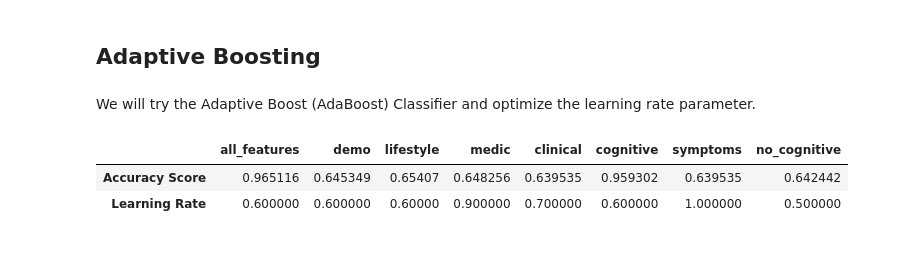
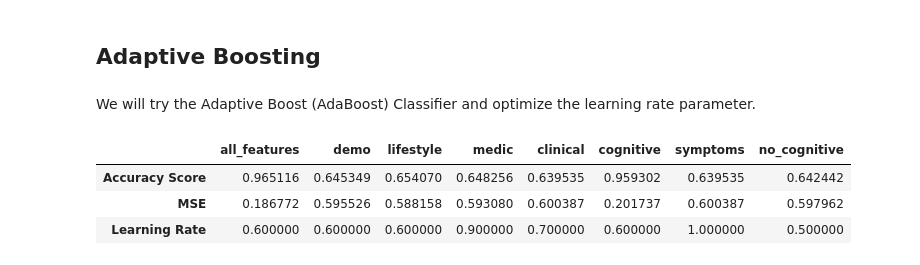
Before and after one commit to mgamankwah/alzheimers_risk_prediction, a Jupyter notebook: scripts/Model_Exploration_Seyed.ipynb, the cells around one changed output. Cells and saved outputs as stored; diff of their text form; code cells hidden in the pictures.

```diff
--- a/scripts/Model_Exploration_Seyed.ipynb
+++ b/scripts/Model_Exploration_Seyed.ipynb
@@ -142,6 +144,7 @@ for key in subcategory_dict:
     C_best = 0
     d_best = 0
     accu_best = 0
+    mse_best = 0
 
     for c,d in zip(C,degrees):
         ## creating a model with polynomial kernel of degree = d and regularization parameter C = c
@@ -156,11 +159,12 @@ for key in subcategory_dict:
             accu_best = accuracy_score(pred , df_test.Diagnosis)
             C_best = c
             d_best = d
+            mse_best = root_mean_squared_error(pred, df_test.Diagnosis)
 
-    svm_poly_accu[key] = [accu_best , C_best , d_best]
+    svm_poly_accu[key] = [accu_best, mse_best , C_best , d_best]
 
 svm_poly_accu_df = pd.DataFrame(svm_poly_accu)
-svm_poly_accu_df.index = ['Accuracy Score', 'C', 'degree']
+svm_poly_accu_df.index = ['Accuracy Score', 'MSE' ,'C', 'degree']
 svm_poly_accu_df
 # %% [output]
 |  | all_features | demo | lifestyle | medic | clinical | cognitive | symptoms | no_cognitive |
@@ -187,6 +192,7 @@ for key in subcategory_dict:
     C_best = 0
     gamma_best = 0
     accu_best = 0
+    mse_best = 0
 
     for c,gamma in zip(C,gammas):
         ## creating a model with RBF of gamma = gamma and regularization parameter C = c
@@ -201,11 +207,12 @@ for key in subcategory_dict:
             accu_best = accuracy_score(pred , df_test.Diagnosis)
             C_best = c
             gamma_best = gamma
+            mse_best = root_mean_squared_error(pred, df_test.Diagnosis)
 
-    svm_rbf_accu[key] = [accu_best , C_best , gamma_best]
+    svm_rbf_accu[key] = [accu_best,mse_best , C_best , gamma_best]
 
 svm_rbf_accu_df = pd.DataFrame(svm_rbf_accu)
-svm_rbf_accu_df.index = ['Accuracy Score', 'C', '$\gamma$']
+svm_rbf_accu_df.index = ['Accuracy Score', 'MSE' , 'C', '$\gamma$']
 svm_rbf_accu_df
 # %% [output]
 |  | all_features | demo | lifestyle | medic | clinical | cognitive | symptoms | no_cognitive |
@@ -236,6 +244,7 @@ for key in subcategory_dict:
     gamma_best = 0
     coeff_best = 0
     accu_best = 0
+    mse_best = 0
 
     for c,gamma,coeff in zip(C,gammas,coeffs):
         ## creating a model with RBF of gamma = gamma and regularization parameter C = c
@@ -251,11 +260,12 @@ for key in subcategory_dict:
             C_best = c
             gamma_best = gamma
             coeff_best = coeff
+            mse_best = root_mean_squared_error(pred, df_test.Diagnosis)
 
-    svm_sig_accu[key] = [accu_best , C_best , gamma_best, coeff_best]
+    svm_sig_accu[key] = [accu_best , mse_best ,C_best , gamma_best, coeff_best]
 
 svm_sig_accu_df = pd.DataFrame(svm_sig_accu)
-svm_sig_accu_df.index = ['Accuracy Score', 'C', '$\gamma$', 'coeff0']
+svm_sig_accu_df.index = ['Accuracy Score', 'MSE', 'C', '$\gamma$', 'coeff0']
 svm_sig_accu_df
 # %% [output]
 |  | all_features | demo | lifestyle | medic | clinical | cognitive | symptoms | no_cognitive |
@@ -290,10 +301,11 @@ for key in subcategory_dict:
     tree_accu_score[key] = [accuracy_score(pred, df_test.Diagnosis),
                             precision_score(pred, df_test.Diagnosis),
                             recall_score(pred, df_test.Diagnosis),
-                            f1_score(pred, df_test.Diagnosis)]
+                            f1_score(pred, df_test.Diagnosis),
+                            root_mean_squared_error(pred, df_test.Diagnosis)]
 
 tree_accu_score_df = pd.DataFrame(tree_accu_score)
-tree_accu_score_df.index = ['Accuracy Score', 'Precision Score' , 'Recall Score', 'F1 Score']
+tree_accu_score_df.index = ['Accuracy Score', 'Precision Score' , 'Recall Score', 'F1 Score', 'MSE']
 tree_accu_score_df
 # %% [output]
 |  | all_features | demo | lifestyle | medic | clinical | cognitive | symptoms | no_cognitive |
@@ -320,34 +333,37 @@ for key in subcategory_dict:
     item = subcategory_dict[key]
 
     ## variables that record to most accurate parameters
     rate_best = 0
     accu_best = 0
+    mse_best = 0
 
     for rate in learning_rates:
         ## creating an AdaBoost classifier with a shallow decision tree of max_depth = 10, and learning rate = rate.
         ada_clf = AdaBoostClassifier(DecisionTreeClassifier(max_depth=3),
                                      n_estimators=100,
                                      algorithm = 'SAMME',
                                      learning_rate = rate,
                                      random_state=123)
 
         ## fit the model object
         ada_clf.fit(df_train[item[:-1]], df_train.Diagnosis)
 
         ## predict the testing set
         pred = ada_clf.predict(df_test[item[:-1]])
 
         if accuracy_score(pred,df_test.Diagnosis) > accu_best:
             accu_best = accuracy_score(pred,df_test.Diagnosis)
             rate_best = rate
+            mse_best = root_mean_squared_error(pred, df_test.Diagnosis)
 
     ## saving accuracy score
-    ada_accu_score[key] = [accu_best , rate_best]
+    ada_accu_score[key] = [accu_best , mse_best, rate_best]
 
 ada_accu_score_df = pd.DataFrame(ada_accu_score)
-ada_accu_score_df.index = ['Accuracy Score', 'Learning Rate']
+ada_accu_score_df.index = ['Accuracy Score', 'MSE', 'Learning Rate']
 ada_accu_score_df
 # %% [output]
 |  | all_features | demo | lifestyle | medic | clinical | cognitive | symptoms | no_cognitive |
-| Accuracy Score | 0.965116 | 0.645349 | 0.65407 | 0.648256 | 0.639535 | 0.959302 | 0.639535 | 0.642442 |
-| Learning Rate | 0.600000 | 0.600000 | 0.60000 | 0.900000 | 0.700000 | 0.600000 | 1.000000 | 0.500000 |
+| Accuracy Score | 0.965116 | 0.645349 | 0.654070 | 0.648256 | 0.639535 | 0.959302 | 0.639535 | 0.642442 |
+| MSE | 0.186772 | 0.595526 | 0.588158 | 0.593080 | 0.600387 | 0.201737 | 0.600387 | 0.597962 |
+| Learning Rate | 0.600000 | 0.600000 | 0.600000 | 0.900000 | 0.700000 | 0.600000 | 1.000000 | 0.500000 |
```
Also changed, not shown: parts of 7 cells of this notebook.
